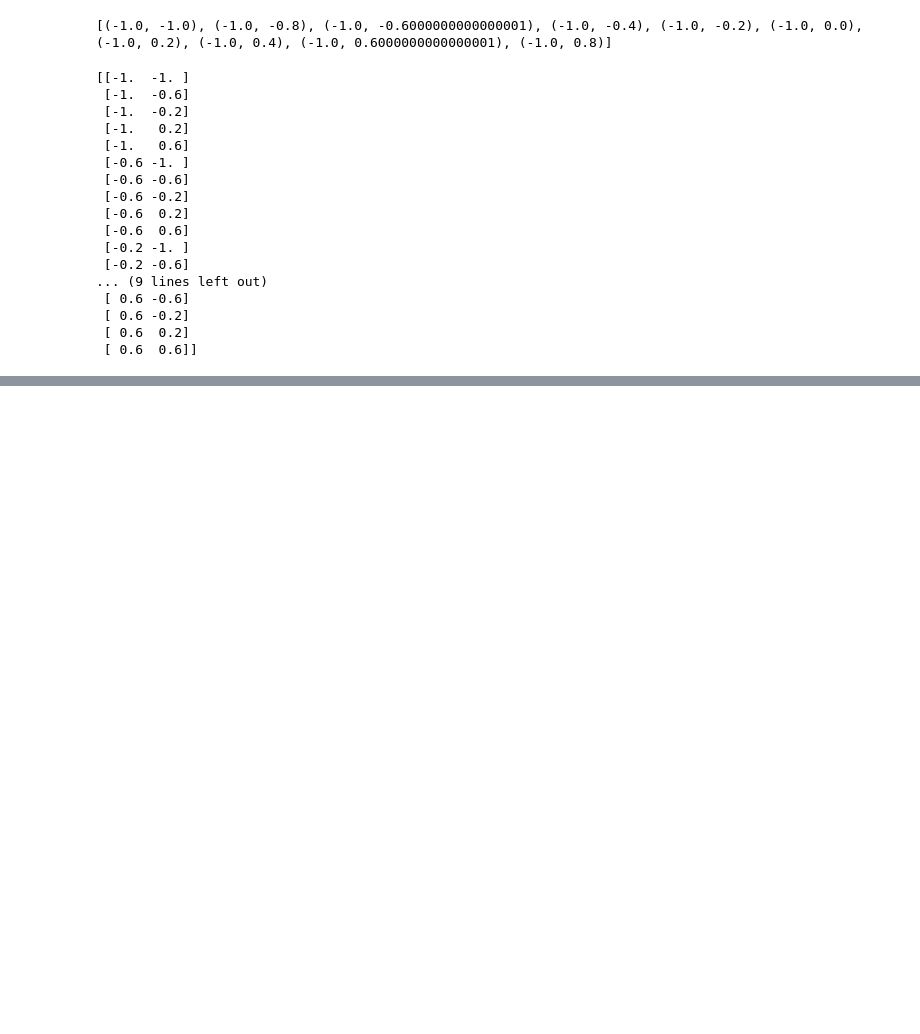
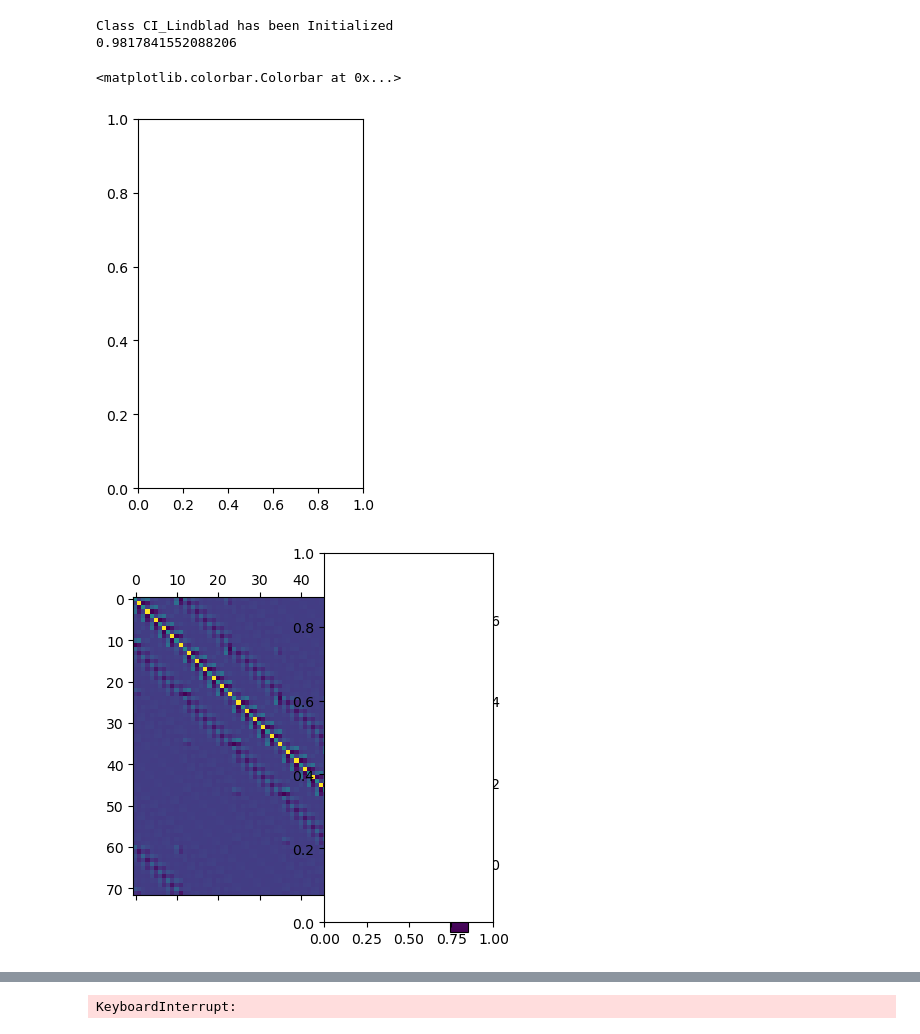
Before and after one commit to AsadullahBhuiyan/Fermionic_Lindbladian, a Jupyter notebook: test.ipynb, the cells around one changed output, grey strips where cells are left out. Saved outputs shown, nothing was run; the diff lists cells and outputs as text; code cells hidden in the pictures; blank space fills up the shorter version.

```diff
--- a/test.ipynb
+++ b/test.ipynb
@@ -103,42 +0,0 @@ print(type(u @ v))
-# %%
-import numpy as np
-from itertools import product
-
-Lx, Ly = 10, 10  # Example values
-
-nx = np.arange(-Lx/2, Lx/2, 1)
-ny = np.arange(-Ly/2, Ly/2, 1)
-kx = (2/Lx) * nx
-ky = (2/Ly) * ny
-
-# Swap ky and kx in product() so kx changes first
-grid_points = list(product(kx, ky))  # CORRECT order: kx changes first
-
-print(grid_points[:10])  # First 10 elements
-# %% [output]
-[(-1.0, -1.0), (-1.0, -0.8), (-1.0, -0.6000000000000001), (-1.0, -0.4), (-1.0, -0.2), (-1.0, 0.0), (-1.0, 0.2), (-1.0, 0.4), (-1.0, 0.6000000000000001), (-1.0, 0.8)]
-# %%
-Lx = 5
-Ly = 5
-kx = (2/Lx)*np.arange(-Lx/2, Lx/2, 1)
-ky = (2/Ly)*np.arange(-Ly/2, Ly/2, 1)
-k_grid = np.array(list(product(ky, kx)))[:, ::-1]
-print(k_grid)
-# %% [output]
-[[-1.  -1. ]
- [-1.  -0.6]
- [-1.  -0.2]
- [-1.   0.2]
- [-1.   0.6]
- [-0.6 -1. ]
- [-0.6 -0.6]
- [-0.6 -0.2]
- [-0.6  0.2]
- [-0.6  0.6]
- [-0.2 -1. ]
- [-0.2 -0.6]
-... (9 lines left out)
- [ 0.6 -0.6]
- [ 0.6 -0.2]
- [ 0.6  0.2]
- [ 0.6  0.6]]
@@ -144,0 +9,25 @@ print(k_grid)
+# %%
+
+N = 6
+solver = CI_Lindblad(Nx = N, Ny = N, alpha = 1.0)
+G0 = solver.G_CI()
+print(solver.real_space_chern_number(G0))
+# %% [output]
+Class CI_Lindblad has been Initialized
+0.9817841552088206
+# %%
+Ggain = solver.Lgain(G0, n_a=1).reshape(2*N**2, 2*N**2)
+Gloss = solver.Lloss(G0, n_a=0.5).reshape(2*N**2, 2*N**2)
+Gdecoh = solver.Ldecoh(G0, n_a=0.5).reshape(2*N**2, 2*N**2)
+# %%
+plt.subplot(1,2,1)
+plt.matshow(G0.reshape(2*N**2, 2*N**2).real)
+plt.colorbar()
+
+plt.subplot(1,2,2)
+plt.matshow(Ggain.real)
+plt.colorbar()
+# %% [output]
+<matplotlib.colorbar.Colorbar at 0x...>
+[figure, added]
+[figure, added]
@@ -144,0 +35,7 @@ print(k_grid)
+# %%
+
+# 4) Auto-find saturation step for alpha=1
+step_idx, t_final, ch_val, G_sat = solver.find_saturation_timestep(G_init=G0)
+print(t_final)
+# %% [output]
+KeyboardInterrupt:
```
Also changed, not shown: parts of 8 cells of this notebook, 3 other files.
